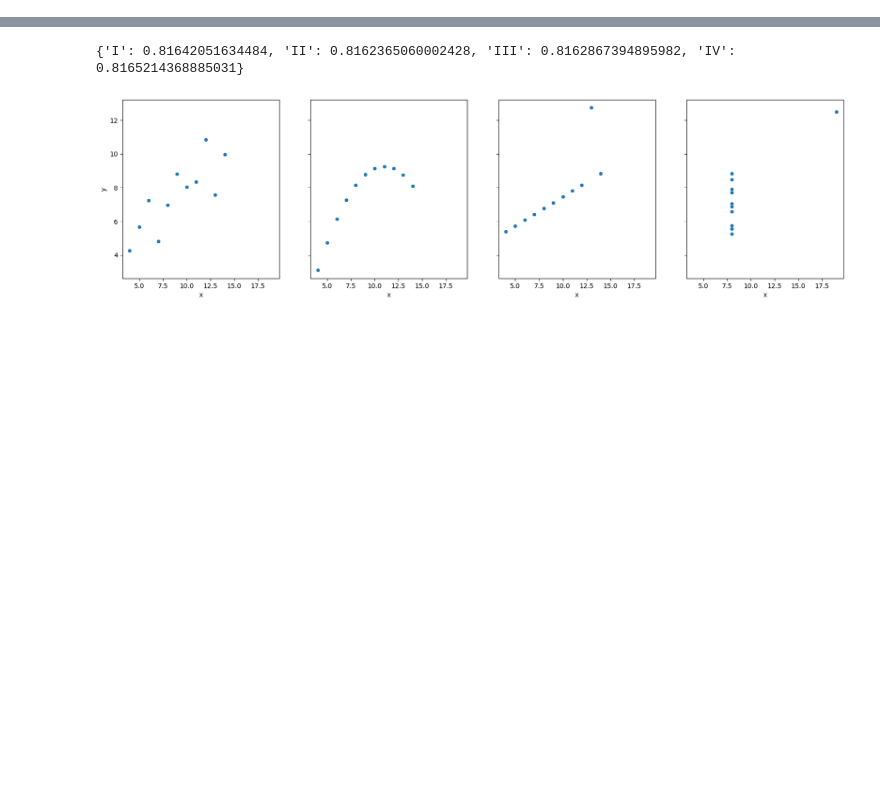
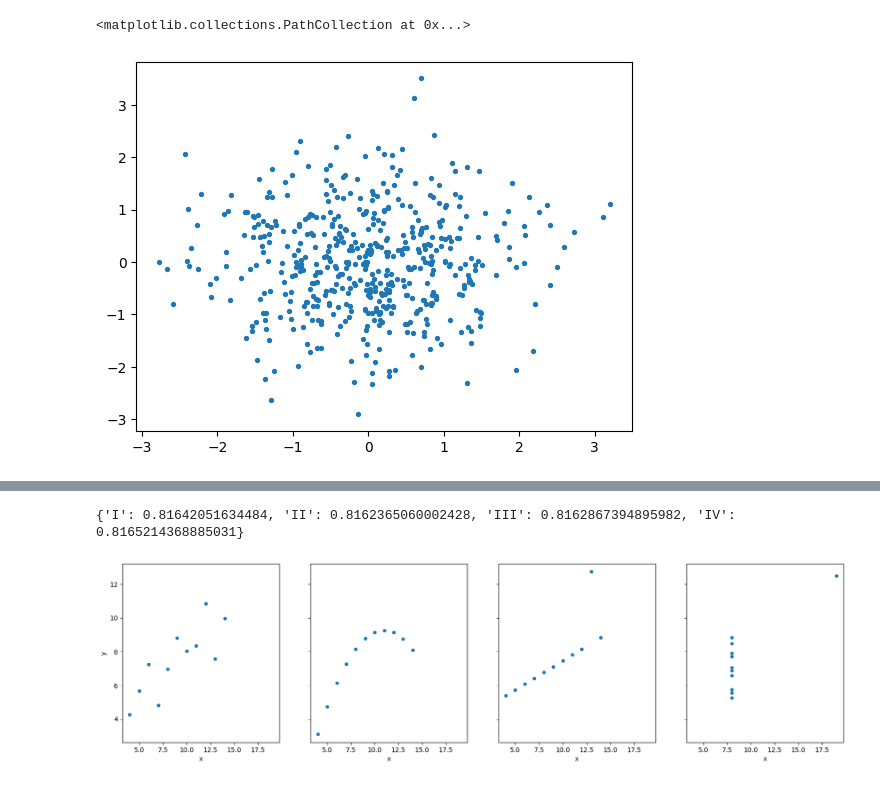
Before and after one commit to Janko-dev/ZM004-2324-data-science, a Jupyter notebook: ds_dc2.ipynb, the cells around one changed output, grey strips where cells are left out. Saved outputs shown, nothing was run; the diff lists cells and outputs as text; code cells hidden in the pictures; blank space fills up the shorter version.

```diff
--- a/ds_dc2.ipynb
+++ b/ds_dc2.ipynb
@@ -5,0 +96,7 @@ import seaborn as sns
+# %%
+z = (x - x.mean()) / x.std()
+
+plt.scatter(z[:, 0], z[:, 1], s=8)
+# %% [output]
+<matplotlib.collections.PathCollection at 0x...>
+[figure, added]
```
Also changed, not shown: parts of 17 cells of this notebook.
